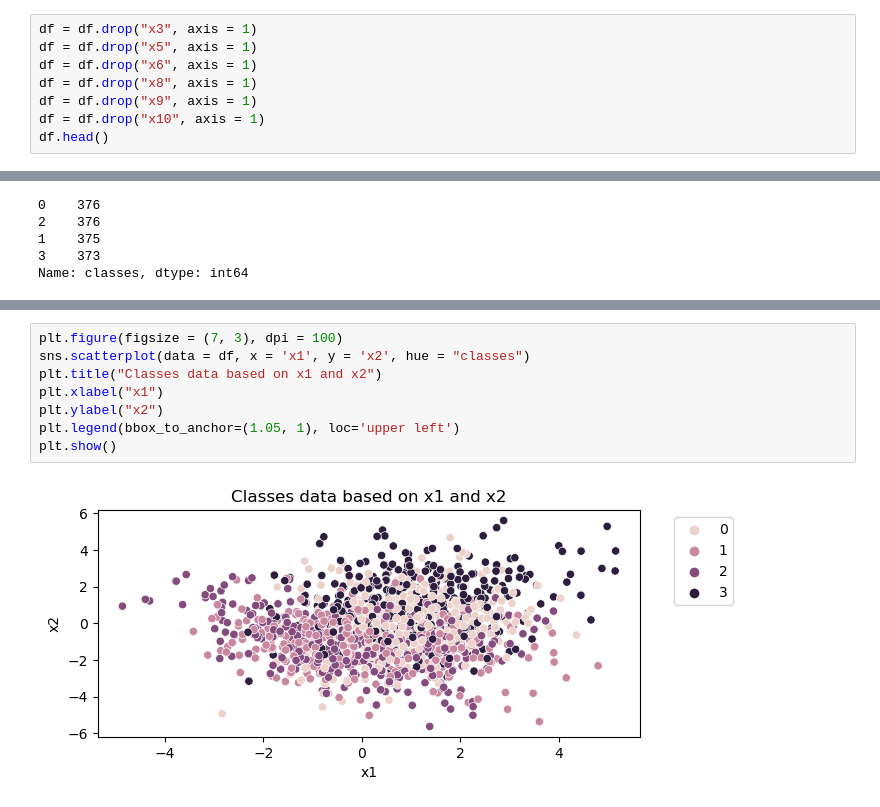
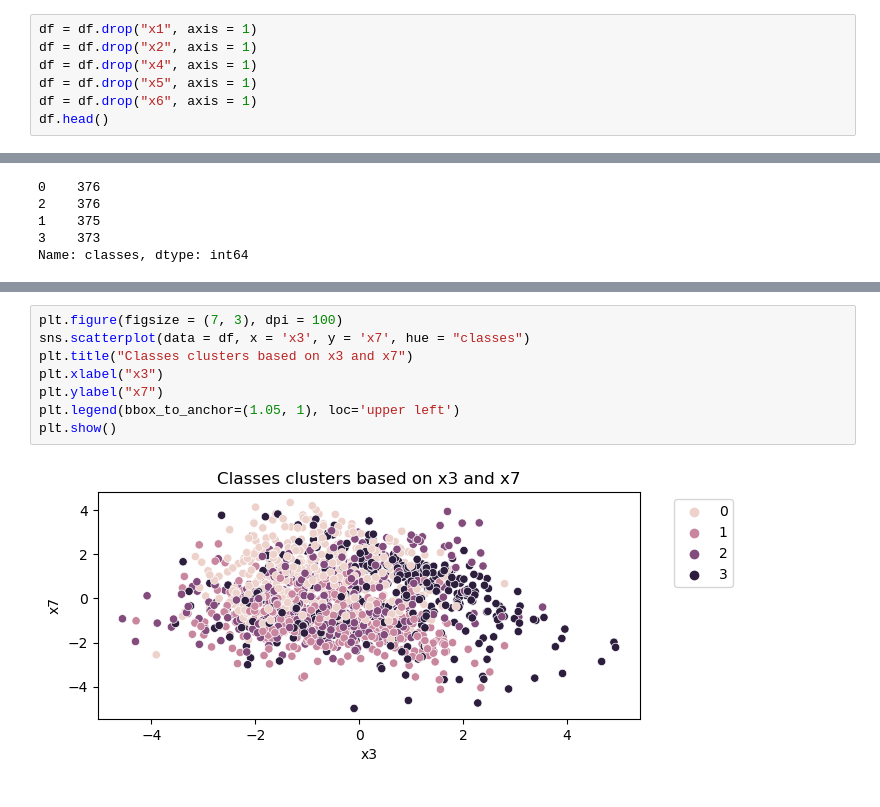
Before and after one commit to BohdanKhomik/ml2021, a Jupyter notebook: practice/practice1/practice1.ipynb, the cells around one changed output, grey strips where cells are left out. Saved outputs shown, nothing was run; the diff lists cells and outputs as text.

```diff
--- a/practice/practice1/practice1.ipynb
+++ b/practice/practice1/practice1.ipynb
@@ -45,11 +69,10 @@ Data columns (total 11 columns):
 dtypes: float64(10), int64(1)
 memory usage: 129.0 KB
 # %%
-df = df.drop("x3", axis = 1)
+df = df.drop("x1", axis = 1)
+df = df.drop("x2", axis = 1)
+df = df.drop("x4", axis = 1)
 df = df.drop("x5", axis = 1)
 df = df.drop("x6", axis = 1)
-df = df.drop("x8", axis = 1)
-df = df.drop("x9", axis = 1)
-df = df.drop("x10", axis = 1)
 df.head()
 # %% [output]
@@ -108,10 +139,10 @@ plt.tight_layout()
 # %%
 plt.figure(figsize = (7, 3), dpi = 100)
-sns.scatterplot(data = df, x = 'x1', y = 'x2', hue = "classes")
-plt.title("Classes data based on x1 and x2")
-plt.xlabel("x1")
-plt.ylabel("x2")
+sns.scatterplot(data = df, x = 'x3', y = 'x7', hue = "classes")
+plt.title("Classes clusters based on x3 and x7")
+plt.xlabel("x3")
+plt.ylabel("x7")
 plt.legend(bbox_to_anchor=(1.05, 1), loc='upper left')
 plt.show()
 # %% [output]
-[figure, old version]
+[figure, new version]
```
Also changed, not shown: parts of 22 cells of this notebook, 3 other files.
